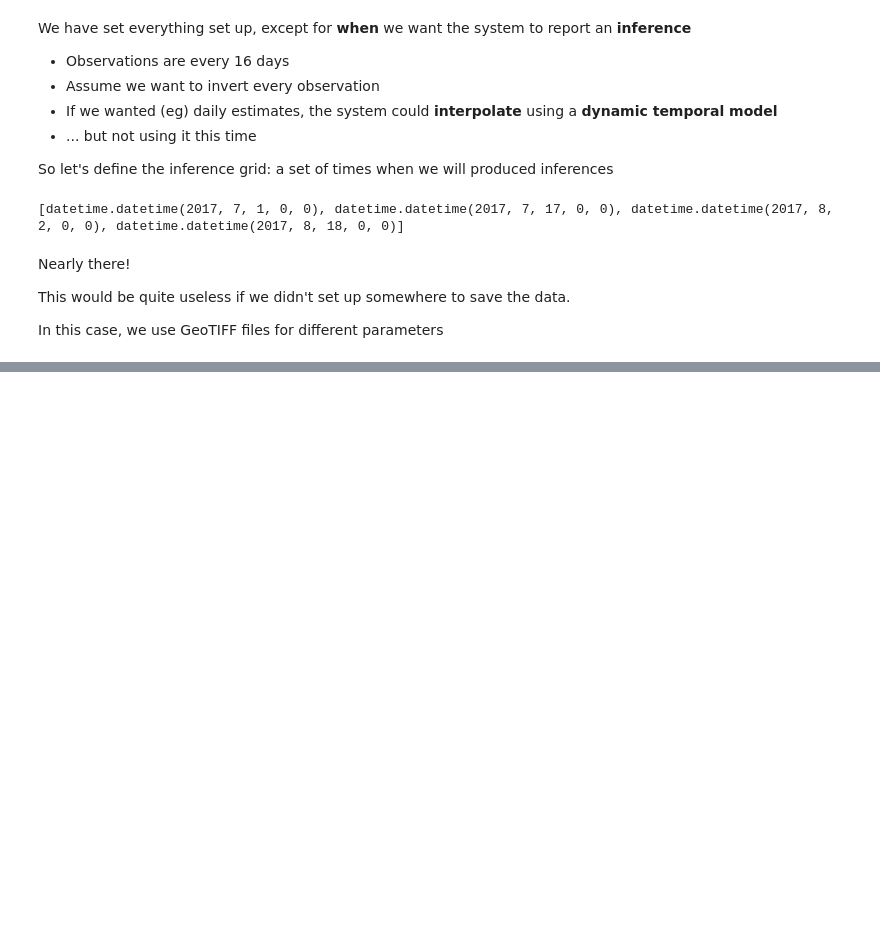
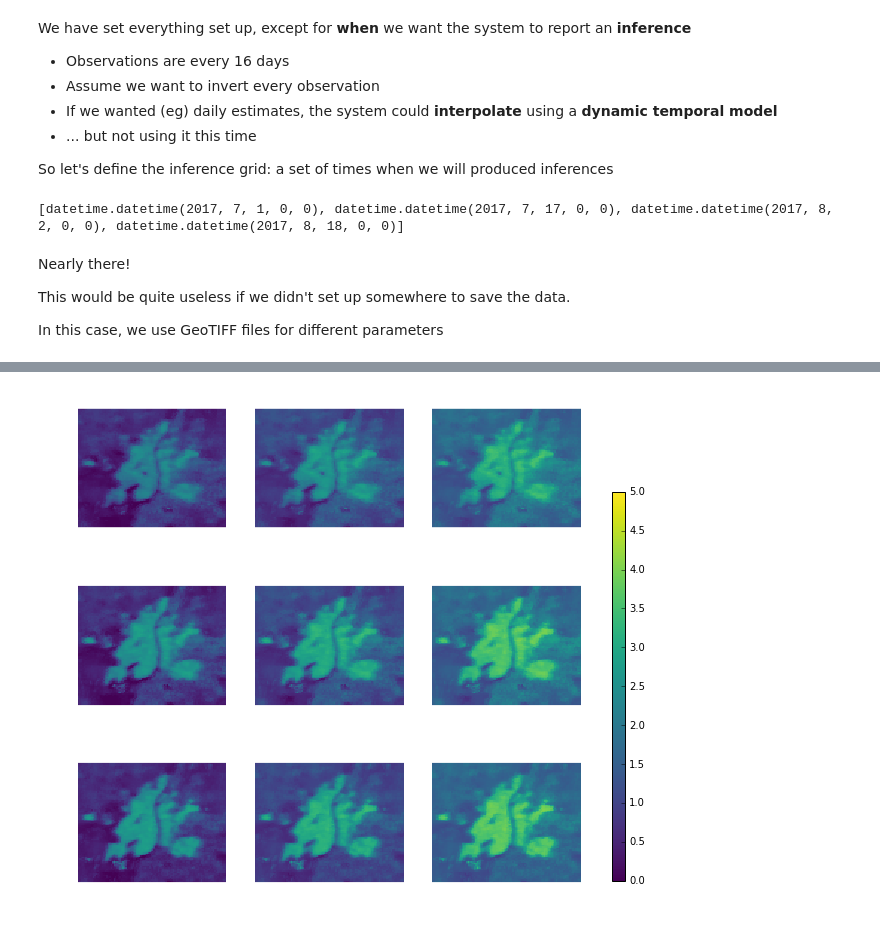
Before and after one commit to multiply-org/coarse_demo, a Jupyter notebook: coarse_resolution.ipynb, the cells around one changed output, grey strips where cells are left out. Cells and saved outputs as stored; diff of their text form; code cells hidden in the pictures; blank space fills up the shorter version.

```diff
--- a/coarse_resolution.ipynb
+++ b/coarse_resolution.ipynb
@@ -243,0 +313,4 @@ NameError: name 'bhr_data' is not defined
+# %%
+plot_parameter("TeLAI")
+# %% [output]
+[figure, added]
```
Also changed, not shown: parts of 15 cells of this notebook.
